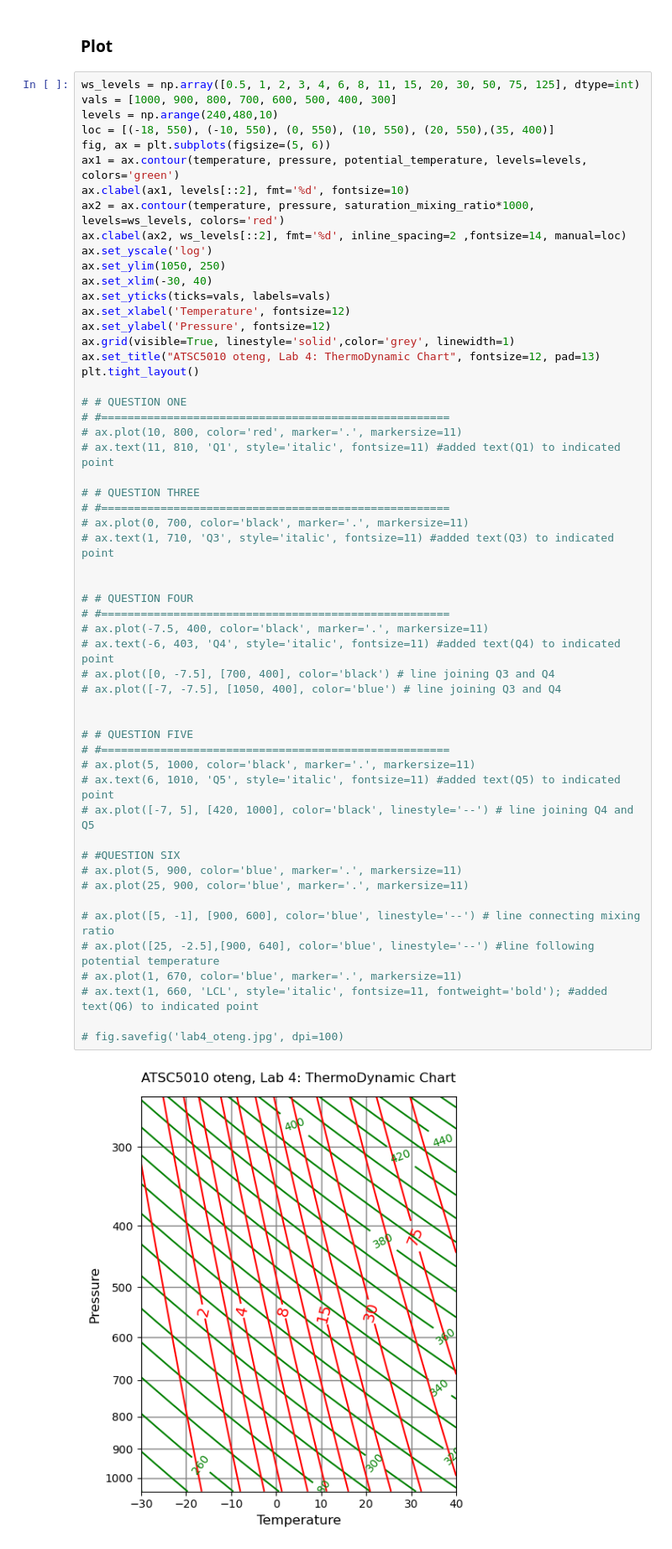
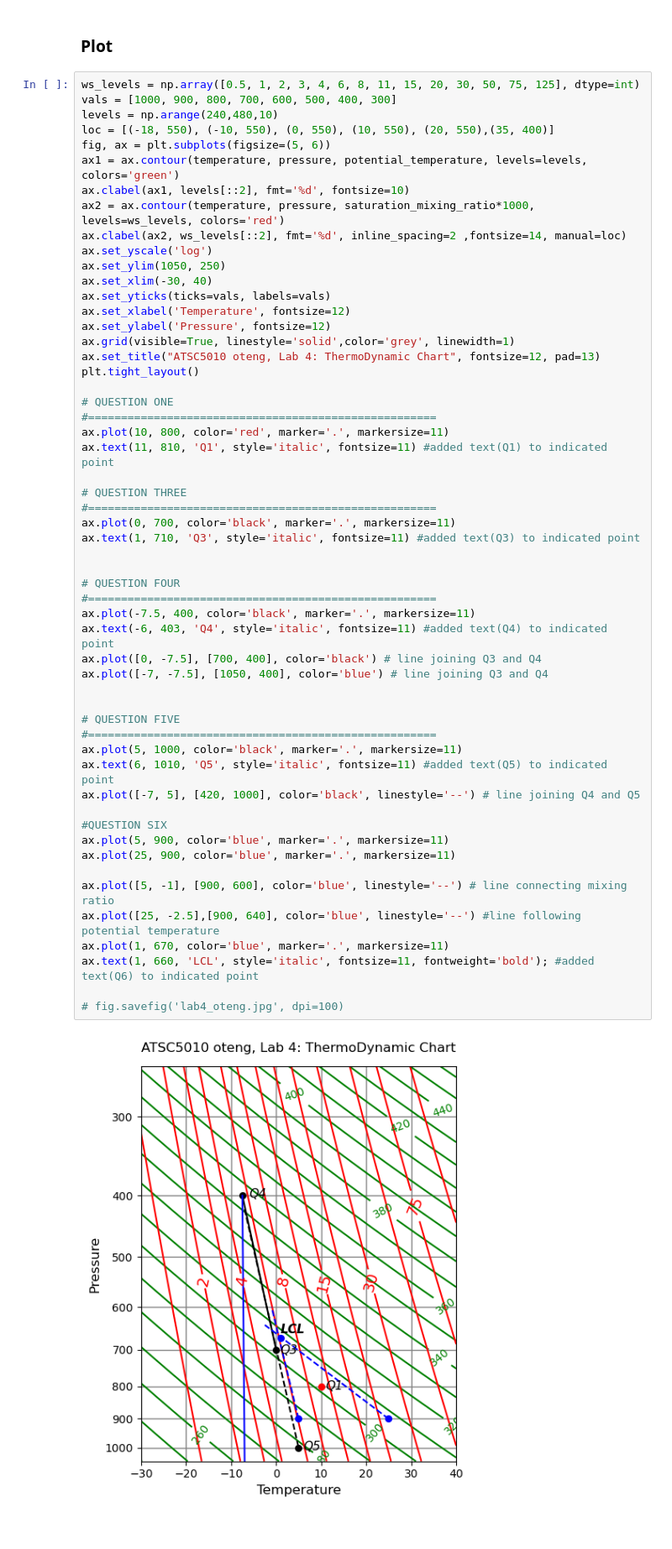
Before and after one commit to clevernat/physical-meteorology-lab5, a Jupyter notebook: lab5.ipynb, the cells around one changed output. Shown at 84% size. Saved outputs shown, nothing was run; the diff lists cells and outputs as text.

```diff
--- a/lab5.ipynb
+++ b/lab5.ipynb
@@ -120,60 +259,60 @@ plt.tight_layout()
 # %%
 ws_levels = np.array([0.5, 1, 2, 3, 4, 6, 8, 11, 15, 20, 30, 50, 75, 125], dtype=int)
 vals = [1000, 900, 800, 700, 600, 500, 400, 300]
 levels = np.arange(240,480,10)
 loc = [(-18, 550), (-10, 550), (0, 550), (10, 550), (20, 550),(35, 400)]
 fig, ax = plt.subplots(figsize=(5, 6))
 ax1 = ax.contour(temperature, pressure, potential_temperature, levels=levels, colors='green')
 ax.clabel(ax1, levels[::2], fmt='%d', fontsize=10)
 ax2 = ax.contour(temperature, pressure, saturation_mixing_ratio*1000, levels=ws_levels, colors='red')
 ax.clabel(ax2, ws_levels[::2], fmt='%d', inline_spacing=2 ,fontsize=14, manual=loc)
 ax.set_yscale('log')
 ax.set_ylim(1050, 250)
 ax.set_xlim(-30, 40)
 ax.set_yticks(ticks=vals, labels=vals)
 ax.set_xlabel('Temperature', fontsize=12)
 ax.set_ylabel('Pressure', fontsize=12)
 ax.grid(visible=True, linestyle='solid',color='grey', linewidth=1)
 ax.set_title("ATSC5010 oteng, Lab 4: ThermoDynamic Chart", fontsize=12, pad=13)
 plt.tight_layout()
 
-# # QUESTION ONE
-# #=====================================================
-# ax.plot(10, 800, color='red', marker='.', markersize=11)
-# ax.text(11, 810, 'Q1', style='italic', fontsize=11) #added text(Q1) to indicated point
+# QUESTION ONE
+#=====================================================
+ax.plot(10, 800, color='red', marker='.', markersize=11)
+ax.text(11, 810, 'Q1', style='italic', fontsize=11) #added text(Q1) to indicated point
 
-# # QUESTION THREE
-# #=====================================================
-# ax.plot(0, 700, color='black', marker='.', markersize=11)
-# ax.text(1, 710, 'Q3', style='italic', fontsize=11) #added text(Q3) to indicated point
+# QUESTION THREE
+#=====================================================
+ax.plot(0, 700, color='black', marker='.', markersize=11)
+ax.text(1, 710, 'Q3', style='italic', fontsize=11) #added text(Q3) to indicated point
 
 
-# # QUESTION FOUR
-# #=====================================================
-# ax.plot(-7.5, 400, color='black', marker='.', markersize=11)
-# ax.text(-6, 403, 'Q4', style='italic', fontsize=11) #added text(Q4) to indicated point
-# ax.plot([0, -7.5], [700, 400], color='black') # line joining Q3 and Q4
-# ax.plot([-7, -7.5], [1050, 400], color='blue') # line joining Q3 and Q4
+# QUESTION FOUR
+#=====================================================
+ax.plot(-7.5, 400, color='black', marker='.', markersize=11)
+ax.text(-6, 403, 'Q4', style='italic', fontsize=11) #added text(Q4) to indicated point
+ax.plot([0, -7.5], [700, 400], color='black') # line joining Q3 and Q4
+ax.plot([-7, -7.5], [1050, 400], color='blue') # line joining Q3 and Q4
 
 
-# # QUESTION FIVE
-# #=====================================================
-# ax.plot(5, 1000, color='black', marker='.', markersize=11)
-# ax.text(6, 1010, 'Q5', style='italic', fontsize=11) #added text(Q5) to indicated point
-# ax.plot([-7, 5], [420, 1000], color='black', linestyle='--') # line joining Q4 and Q5
+# QUESTION FIVE
+#=====================================================
+ax.plot(5, 1000, color='black', marker='.', markersize=11)
+ax.text(6, 1010, 'Q5', style='italic', fontsize=11) #added text(Q5) to indicated point
+ax.plot([-7, 5], [420, 1000], color='black', linestyle='--') # line joining Q4 and Q5
 
-# #QUESTION SIX
-# ax.plot(5, 900, color='blue', marker='.', markersize=11)
-# ax.plot(25, 900, color='blue', marker='.', markersize=11)
+#QUESTION SIX
+ax.plot(5, 900, color='blue', marker='.', markersize=11)
+ax.plot(25, 900, color='blue', marker='.', markersize=11)
 
-# ax.plot([5, -1], [900, 600], color='blue', linestyle='--') # line connecting mixing ratio
-# ax.plot([25, -2.5],[900, 640], color='blue', linestyle='--') #line following potential temperature
-# ax.plot(1, 670, color='blue', marker='.', markersize=11)
-# ax.text(1, 660, 'LCL', style='italic', fontsize=11, fontweight='bold'); #added text(Q6) to indicated point
+ax.plot([5, -1], [900, 600], color='blue', linestyle='--') # line connecting mixing ratio
+ax.plot([25, -2.5],[900, 640], color='blue', linestyle='--') #line following potential temperature
+ax.plot(1, 670, color='blue', marker='.', markersize=11)
+ax.text(1, 660, 'LCL', style='italic', fontsize=11, fontweight='bold'); #added text(Q6) to indicated point
 
 # fig.savefig('lab4_oteng.jpg', dpi=100)
 # %% [output]
-[figure, old version]
+[figure, new version]
 # %% [markdown]
 <h1>QUESTIONS</h1>
 
```
Also changed, not shown: parts of 5 cells of this notebook, 2 other files.
